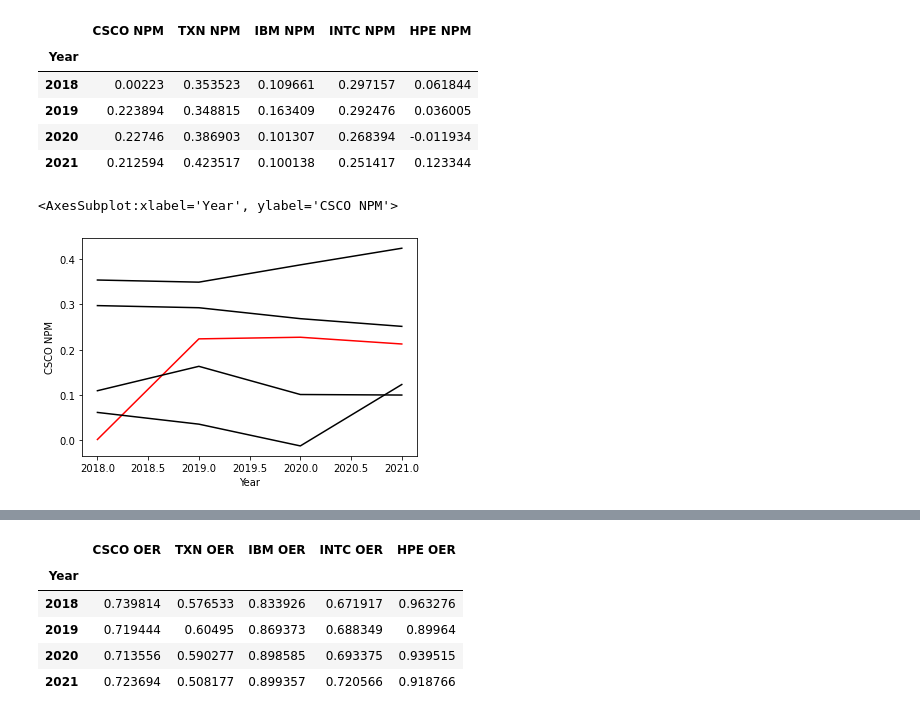
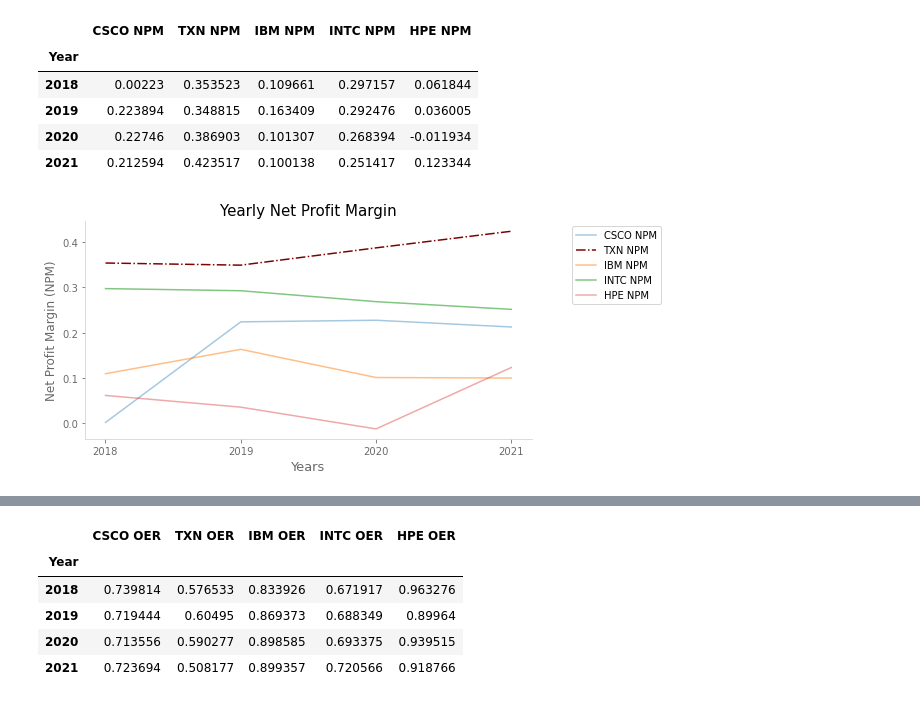
Before and after one commit to ocanthony4real/Financial-Analysis-of-Top-5-American-Electronic-Manufacturing-Companies, a Jupyter notebook: Python_Project_1.ipynb, the cells around one changed output, grey strips where cells are left out. Cells and saved outputs as stored; diff of their text form; code cells hidden in the pictures.

```diff
--- a/Python_Project_1.ipynb
+++ b/Python_Project_1.ipynb
@@ -139,12 +258,3 @@ Net_Profit_Margin
 | 2019 | 0.223894 | 0.348815 | 0.163409 | 0.292476 | 0.036005 |
 | 2020 | 0.22746 | 0.386903 | 0.101307 | 0.268394 | -0.011934 |
 | 2021 | 0.212594 | 0.423517 | 0.100138 | 0.251417 | 0.123344 |
-# %%
-sns.lineplot(x = 'Year', y = 'CSCO NPM', data = Net_Profit_Margin, color = 'red')
-sns.lineplot(x = 'Year', y = 'TXN NPM', data = Net_Profit_Margin, color = 'black')
-sns.lineplot(x = 'Year', y = 'IBM NPM', data = Net_Profit_Margin, color = 'black')
-sns.lineplot(x = 'Year', y = 'INTC NPM', data = Net_Profit_Margin, color = 'black')
-sns.lineplot(x = 'Year', y = 'HPE NPM', data = Net_Profit_Margin, color = 'black')
-# %% [output]
-<AxesSubplot:xlabel='Year', ylabel='CSCO NPM'>
-[figure, removed]
@@ -152,0 +261,35 @@ CAPEX_Ratio = pd.DataFrame()
+# %%
+fig, ax = plt.subplots(figsize=(8,4))
+#create empty figure
+
+plt.xticks([2018, 2019, 2020, 2021])
+#set values of x ticks
+
+ax.plot(Net_Profit_Margin.index, 'CSCO NPM', data = Net_Profit_Margin, alpha = 0.4)
+ax.plot(Net_Profit_Margin.index, 'TXN NPM', data = Net_Profit_Margin, color = 'maroon', linestyle = '-.')
+ax.plot(Net_Profit_Margin.index, 'IBM NPM', data = Net_Profit_Margin, alpha = 0.5)
+ax.plot(Net_Profit_Margin.index, 'INTC NPM', data = Net_Profit_Margin, alpha = 0.6)
+ax.plot(Net_Profit_Margin.index, 'HPE NPM', data = Net_Profit_Margin, alpha = 0.4)
+
+ax.set_ylabel("Net Profit Margin (NPM)", fontsize = 12, color = 'dimgray')
+
+ax.set_xlabel("Years", fontsize = 13, color = 'dimgray')
+
+ax.set_title("Yearly Net Profit Margin", fontsize = 15, color = 'k')
+
+for pos in ['right', 'top']:
+    ax.spines[pos].set_visible(False)
+#remove the right and top spines
+
+for pos in ['left', 'bottom']:
+    ax.spines[pos].set_color('lightgrey')
+#change color of left and bottom spines
+
+for pos in ['x', 'y']:
+    ax.tick_params(pos, colors = 'dimgray')
+#change color of the x and y ticks
+
+ax.legend(bbox_to_anchor = (1.3, 1))
+plt.show()
+# %% [output]
+[figure, added]
```
Also changed, not shown: parts of 59 cells of this notebook.
